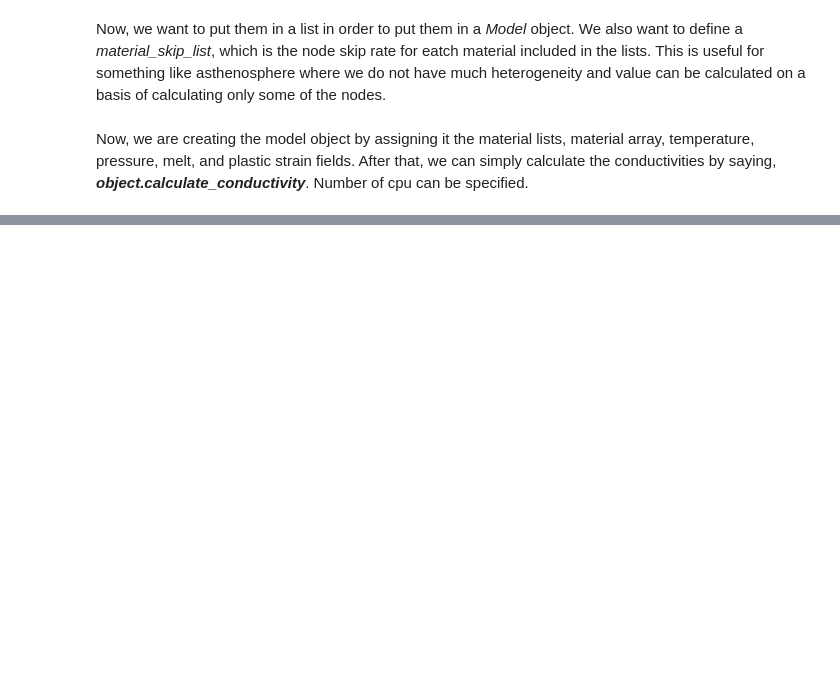
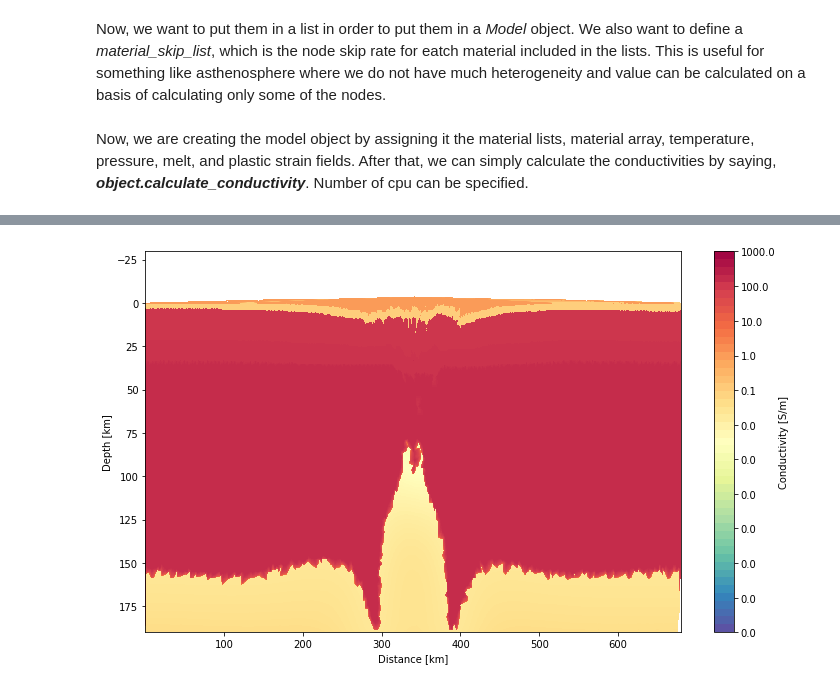
Before and after one commit to sinanozaydin/pide, a Jupyter notebook: examples/notebooks/10_2D_Underworld_Conversion_II_Narrow_Rift.ipynb, the cells around one changed output, grey strips where cells are left out. Cells and saved outputs as stored; diff of their text form; code cells hidden in the pictures; blank space fills up the shorter version.

```diff
--- a/examples/notebooks/10_2D_Underworld_Conversion_II_Narrow_Rift.ipynb
+++ b/examples/notebooks/10_2D_Underworld_Conversion_II_Narrow_Rift.ipynb
@@ -331,0 +317,5 @@ cblimit_down = 1e-8, log_bool=True, cb_name = 'Spectral_r',cbar_label = 'Conduct
+# %%
+#creating model_object
+mt_model_object = Model(material_list = material_object_list_2, material_array = material_array, T = temp_array, P = pressure_array, model_type = 'underworld_2d', melt = melt_array,
+p_strain = pstrain_array, material_node_skip_rate_list = material_skip_list)
+max_cond = mt_model_object.calculate_model(type = 'conductivity', num_cpu = 5)
@@ -331,0 +343,5 @@ cblimit_down = 1e-8, log_bool=True, cb_name = 'Spectral_r',cbar_label = 'Conduct
+# %%
+plot_2D_underworld_Field(xmesh = x_mesh_centers, ymesh = y_mesh_centers, Field = max_cond,cblimit_up = 1e3,
+cblimit_down = 1e-8, log_bool=True, cb_name = 'Spectral_r',cbar_label = 'Conductivity [S/m]',plot_save = False)
+# %% [output]
+[figure, added]
```
Also changed, not shown: parts of 8 cells of this notebook, 2 other files.
